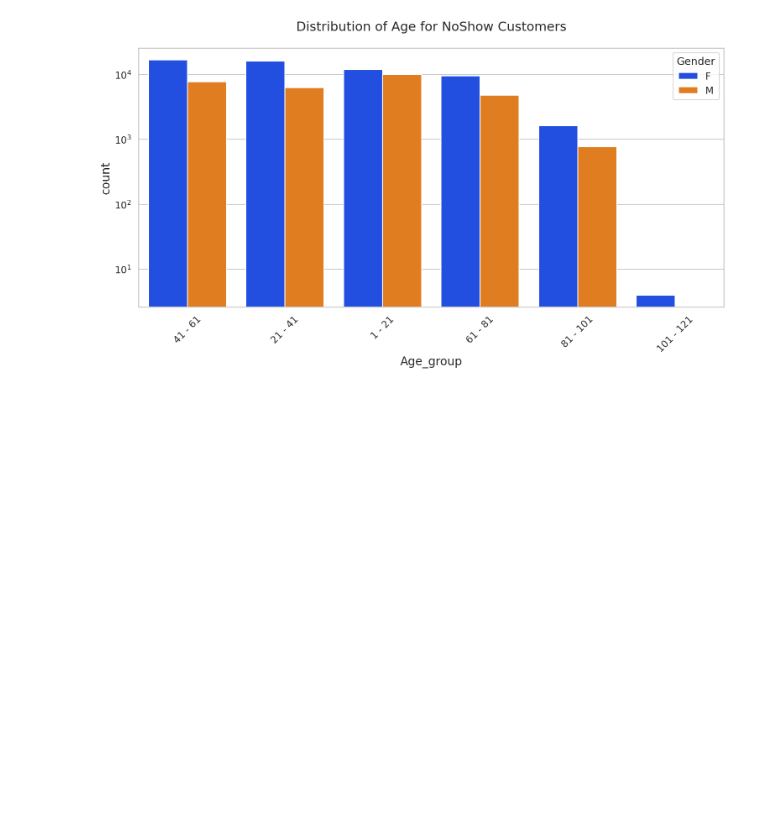
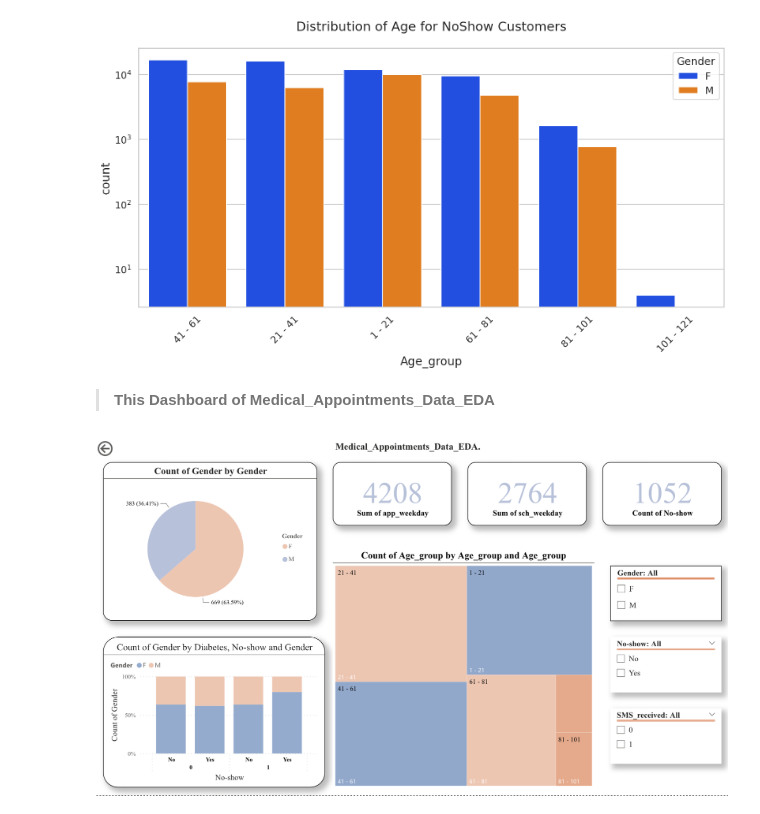
Before and after one commit to samarEssa/Data-Science-AD, a Jupyter notebook: Medical_Appointments_Data_EDA.ipynb, the cells around one changed output. Saved outputs shown, nothing was run; the diff lists cells and outputs as text; code cells hidden in the pictures; blank space fills up the shorter version.

```diff
--- a/Medical_Appointments_Data_EDA.ipynb
+++ b/Medical_Appointments_Data_EDA.ipynb
@@ -279,3 +279,14 @@ uniplot(new_df1_target1,col='Age_group',title='Distribution of Age for NoShow Cu
 uniplot(new_df1_target0,col='Age_group',title='Distribution of Age for NoShow Customers',hue='Gender')
 # %% [output]
 [figure]
+# %% [markdown]
+> **This Dashboard of Medical_Appointments_Data_EDA**
+# %%
+from PIL import Image
+
+image_path = "/content/Screenshot 1445-04-30 at 2.04.12 AM.png"
+image = Image.open(image_path)
+# %%
+image
+# %% [output]
+[figure, added]
```
